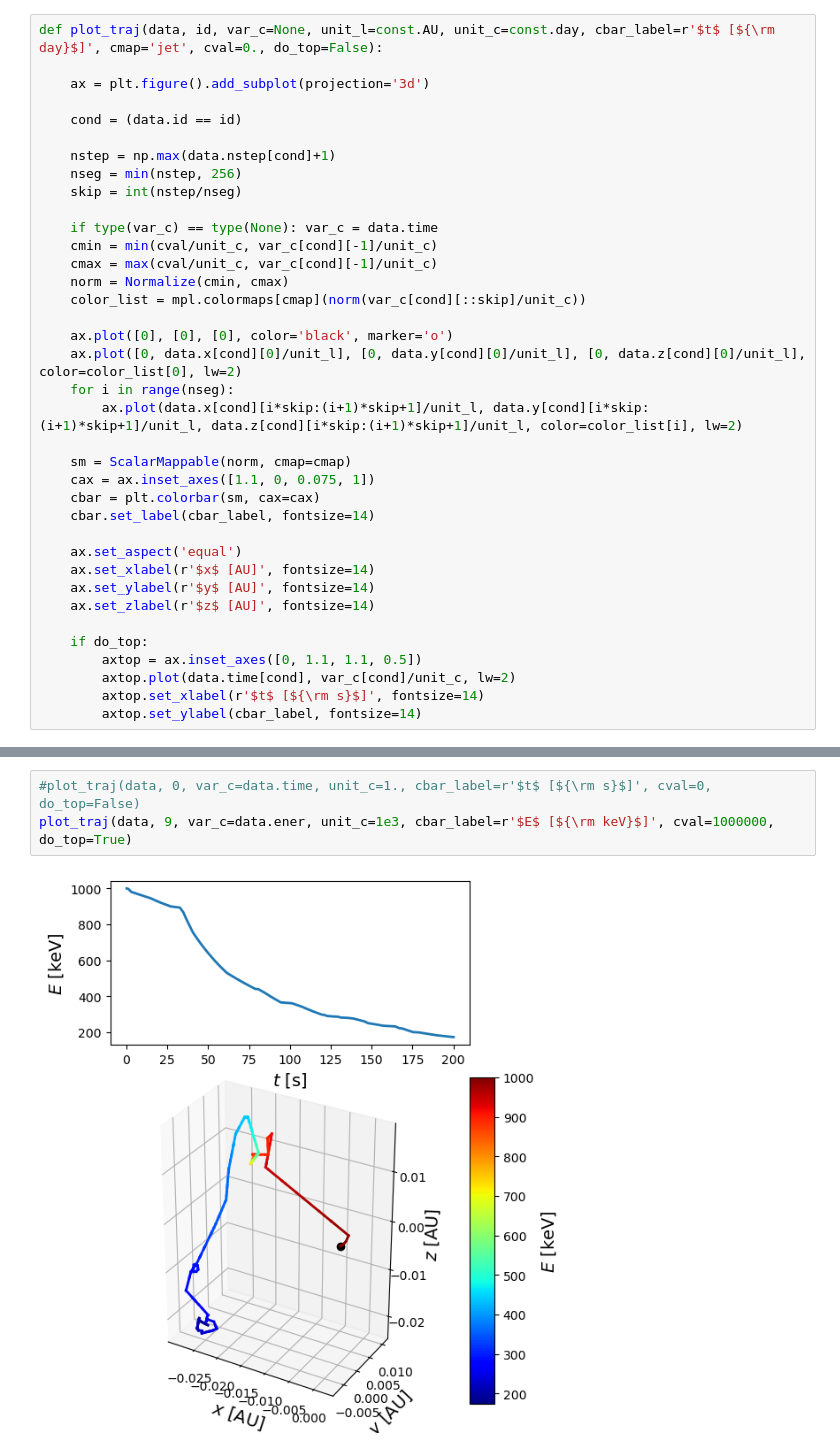
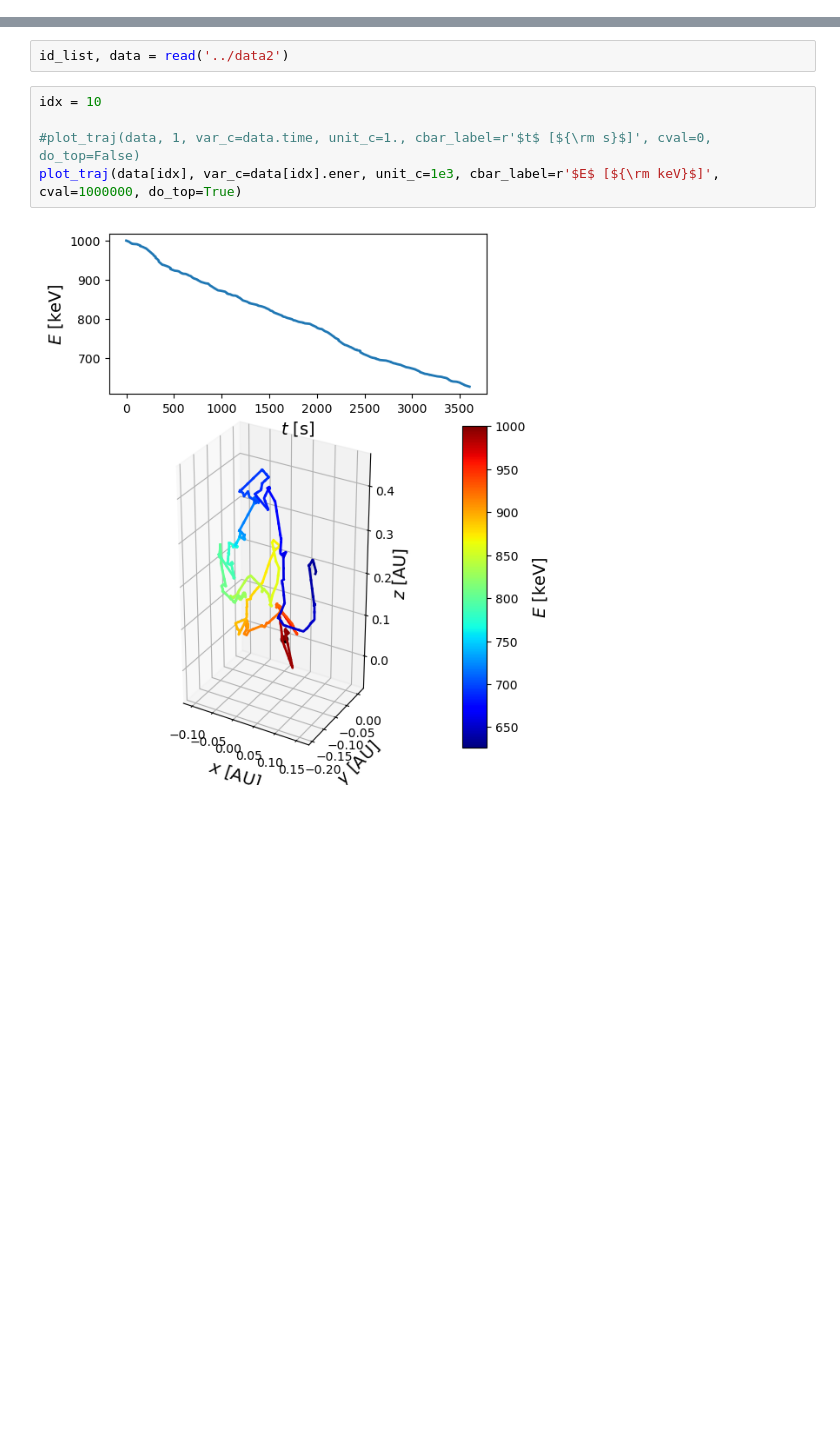
Before and after one commit to zandalman/thunderstorm, a Jupyter notebook: utils/pp.ipynb, the cells around one changed output, grey strips where cells are left out. Cells and saved outputs as stored; diff of their text form; blank space fills up the shorter version.

Commit message:
More plots in utils

```diff
--- a/utils/pp.ipynb
+++ b/utils/pp.ipynb
@@ -44,37 +7,0 @@ for i, key in enumerate(data.__dict__.keys()):
-# %%
-def plot_traj(data, id, var_c=None, unit_l=const.AU, unit_c=const.day, cbar_label=r'$t$ [${\rm day}$]', cmap='jet', cval=0., do_top=False):
-
-    ax = plt.figure().add_subplot(projection='3d')
-
-    cond = (data.id == id)
-
-    nstep = np.max(data.nstep[cond]+1)
-    nseg = min(nstep, 256)
-    skip = int(nstep/nseg)
-
-    if type(var_c) == type(None): var_c = data.time
-    cmin = min(cval/unit_c, var_c[cond][-1]/unit_c)
-    cmax = max(cval/unit_c, var_c[cond][-1]/unit_c)
-    norm = Normalize(cmin, cmax)
-    color_list = mpl.colormaps[cmap](norm(var_c[cond][::skip]/unit_c))
-
-    ax.plot([0], [0], [0], color='black', marker='o')
-    ax.plot([0, data.x[cond][0]/unit_l], [0, data.y[cond][0]/unit_l], [0, data.z[cond][0]/unit_l], color=color_list[0], lw=2)
-    for i in range(nseg):
-        ax.plot(data.x[cond][i*skip:(i+1)*skip+1]/unit_l, data.y[cond][i*skip:(i+1)*skip+1]/unit_l, data.z[cond][i*skip:(i+1)*skip+1]/unit_l, color=color_list[i], lw=2)
-
-    sm = ScalarMappable(norm, cmap=cmap)
-    cax = ax.inset_axes([1.1, 0, 0.075, 1])
-    cbar = plt.colorbar(sm, cax=cax)
-    cbar.set_label(cbar_label, fontsize=14)
-
-    ax.set_aspect('equal')
-    ax.set_xlabel(r'$x$ [AU]', fontsize=14)
-    ax.set_ylabel(r'$y$ [AU]', fontsize=14)
-    ax.set_zlabel(r'$z$ [AU]', fontsize=14)
-
-    if do_top:
-        axtop = ax.inset_axes([0, 1.1, 1.1, 0.5])
-        axtop.plot(data.time[cond], var_c[cond]/unit_c, lw=2)
-        axtop.set_xlabel(r'$t$ [${\rm s}$]', fontsize=14)
-        axtop.set_ylabel(cbar_label, fontsize=14)
@@ -81,5 +10,9 @@ def plot_traj(data, id, var_c=None, unit_l=const.AU, unit_c=const.day, cbar_labe
+# %%
+id_list, data = read('../data2')
 # %%
-#plot_traj(data, 0, var_c=data.time, unit_c=1., cbar_label=r'$t$ [${\rm s}$]', cval=0, do_top=False)
-plot_traj(data, 9, var_c=data.ener, unit_c=1e3, cbar_label=r'$E$ [${\rm keV}$]', cval=1000000, do_top=True)
+idx = 10
+
+#plot_traj(data, 1, var_c=data.time, unit_c=1., cbar_label=r'$t$ [${\rm s}$]', cval=0, do_top=False)
+plot_traj(data[idx], var_c=data[idx].ener, unit_c=1e3, cbar_label=r'$E$ [${\rm keV}$]', cval=1000000, do_top=True)
 # %% [output]
-[figure, old version]
+[figure, new version]
```
Also changed, not shown: parts of 8 cells of this notebook, 8 other files.
